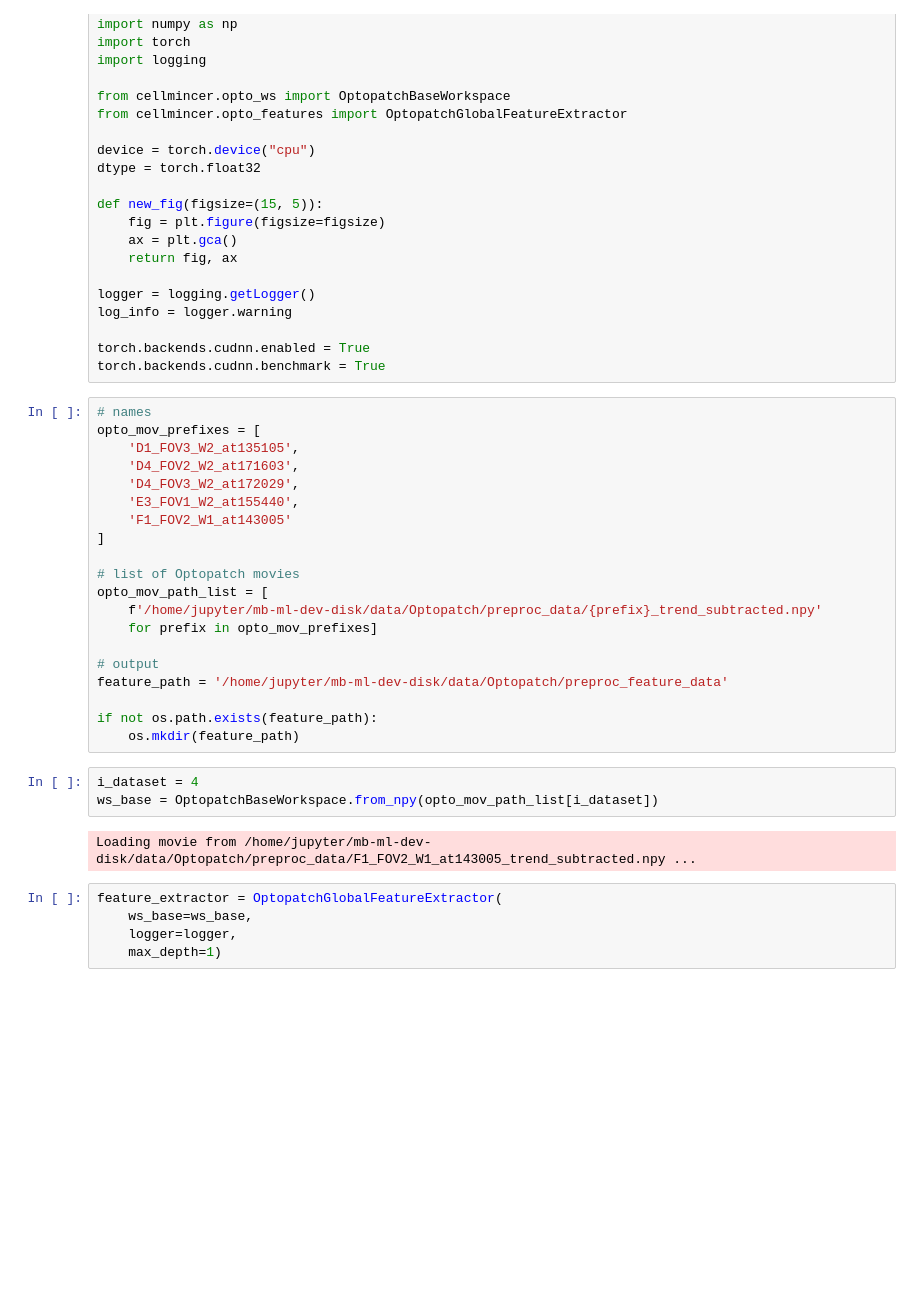
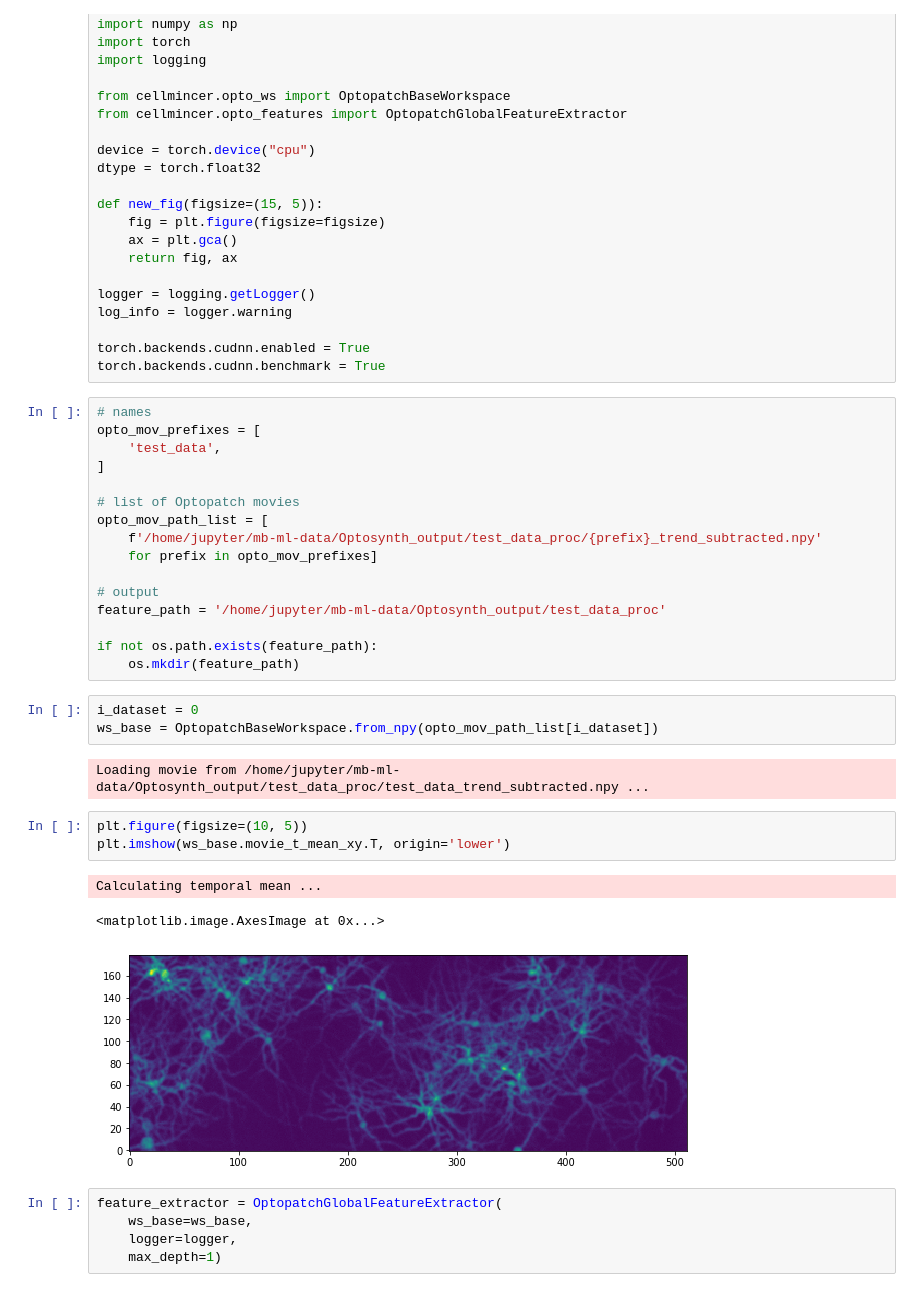
Before and after one commit to cellarium-ai/CellMincer, a Jupyter notebook: notebooks/cellmincer_dxa.ipynb, the cells around one changed output. Cells and saved outputs as stored; diff of their text form; blank space fills up the shorter version.

```diff
--- a/notebooks/cellmincer_dxa.ipynb
+++ b/notebooks/cellmincer_dxa.ipynb
@@ -39,28 +39,31 @@ torch.backends.cudnn.benchmark = True
 # %%
 # names
 opto_mov_prefixes = [
-    'D1_FOV3_W2_at135105',
-    'D4_FOV2_W2_at171603',
-    'D4_FOV3_W2_at172029',
-    'E3_FOV1_W2_at155440',
-    'F1_FOV2_W1_at143005'
+    'test_data',
 ]
 
 # list of Optopatch movies
 opto_mov_path_list = [
-    f'/home/jupyter/mb-ml-dev-disk/data/Optopatch/preproc_data/{prefix}_trend_subtracted.npy'
+    f'/home/jupyter/mb-ml-data/Optosynth_output/test_data_proc/{prefix}_trend_subtracted.npy'
     for prefix in opto_mov_prefixes]
 
 # output
-feature_path = '/home/jupyter/mb-ml-dev-disk/data/Optopatch/preproc_feature_data'
+feature_path = '/home/jupyter/mb-ml-data/Optosynth_output/test_data_proc'
 
 if not os.path.exists(feature_path):
     os.mkdir(feature_path)
 # %%
-i_dataset = 4
+i_dataset = 0
 ws_base = OptopatchBaseWorkspace.from_npy(opto_mov_path_list[i_dataset])
 # %% [output]
-Loading movie from /home/jupyter/mb-ml-dev-disk/data/Optopatch/preproc_data/F1_FOV2_W1_at143005_trend_subtracted.npy ...
+Loading movie from /home/jupyter/mb-ml-data/Optosynth_output/test_data_proc/test_data_trend_subtracted.npy ...
+# %%
+plt.figure(figsize=(10, 5))
+plt.imshow(ws_base.movie_t_mean_xy.T, origin='lower')
+# %% [output]
+Calculating temporal mean ...
+<matplotlib.image.AxesImage at 0x...>
+[figure, added]
 # %%
 feature_extractor = OptopatchGlobalFeatureExtractor(
     ws_base=ws_base,
```
Also changed, not shown: parts of 2 cells of this notebook, 7 other files.
